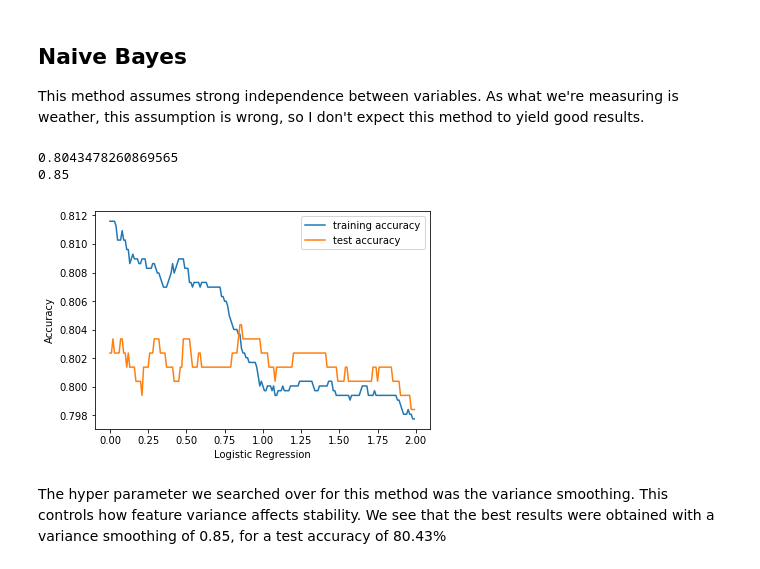
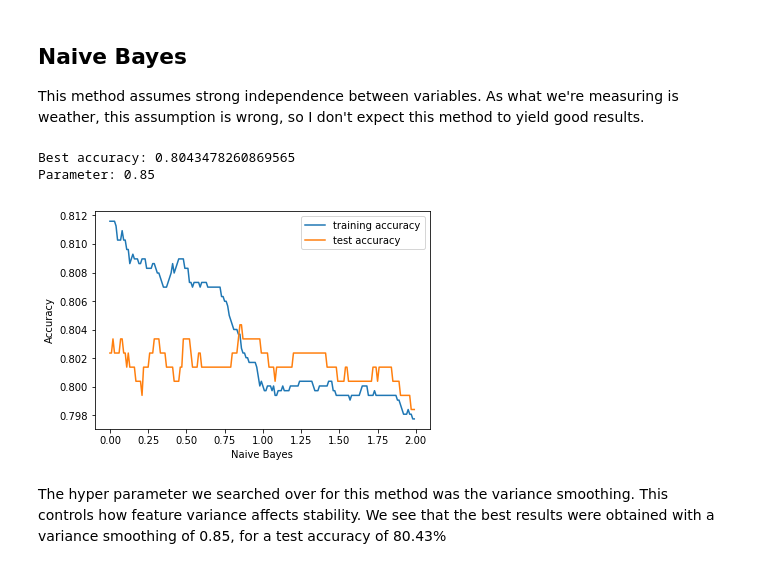
Before and after one commit to jeosadn/patrones, a Jupyter notebook: inv2/Inv-Corta-2.ipynb, the cells around one changed output. Drawn from its saved outputs; the diff is of its cells as text; code cells hidden in the pictures.

```diff
--- a/inv2/Inv-Corta-2.ipynb
+++ b/inv2/Inv-Corta-2.ipynb
@@ -210,31 +210,31 @@ This method assumes strong independence between variables. As what we're measuri
 # %%
 from sklearn.naive_bayes import GaussianNB
 
 nbg_training_accuracy = []
 nbg_test_accuracy = []
 nbg_range = [x/100 for x in range(0, 200)]
 
 for i in nbg_range:
     nbg = GaussianNB(var_smoothing=i)
     nbg.fit(X_train, y_train)
     nbg_training_accuracy.append(nbg.score(X_train, y_train))
     nbg_test_accuracy.append(nbg.score(X_test, y_test))
 
 plt.plot(nbg_range, nbg_training_accuracy, label="training accuracy")
 plt.plot(nbg_range, nbg_test_accuracy, label="test accuracy")
 plt.ylabel("Accuracy")
-plt.xlabel("Logistic Regression")
+plt.xlabel("Naive Bayes")
 plt.legend()
 
 best_nbg_accuracy = max(nbg_test_accuracy)
 best_nbg_index = nbg_test_accuracy.index(best_nbg_accuracy)
 best_nbg = GaussianNB(var_smoothing=nbg_range[best_nbg_index]).fit(X_train, y_train)
-print(best_nbg_accuracy)
-print(nbg_range[best_nbg_index])
+print("Best accuracy: " + str(best_nbg_accuracy))
+print("Parameter: " + str(nbg_range[best_nbg_index]))
 # %% [output]
-0.8043478260869565
-0.85
+Best accuracy: 0.8043478260869565
+Parameter: 0.85
-[figure, old version]
+[figure, new version]
 # %% [markdown]
 The hyper parameter we searched over for this method was the variance smoothing. This controls how feature variance affects stability. We see that the best results were obtained with a variance smoothing of 0.85, for a test accuracy of 80.43%
 # %% [markdown]
```
Also changed, not shown: parts of 5 cells of this notebook.
